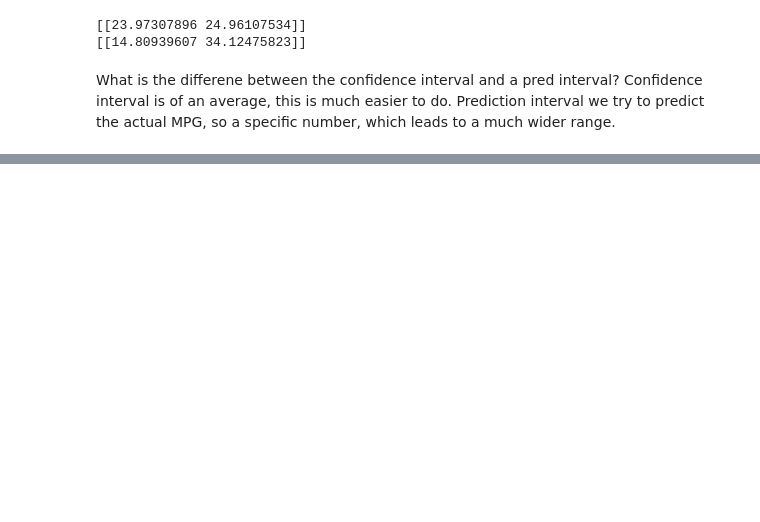
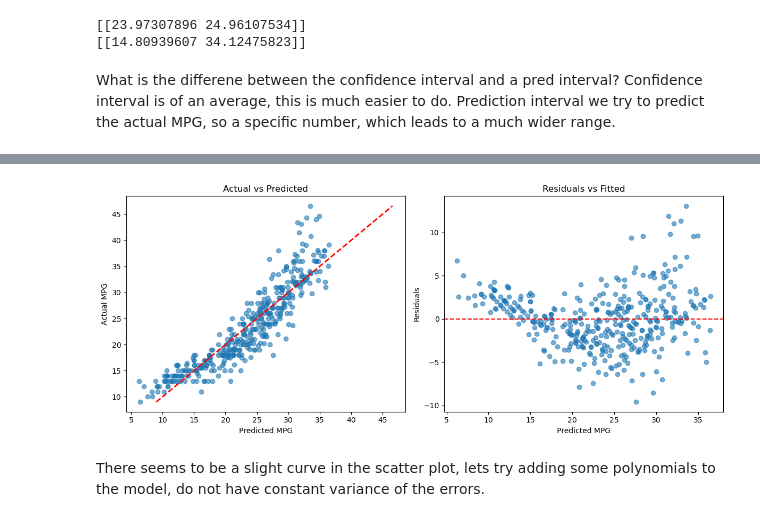
Before and after one commit to jrippert-hub/stats, a Jupyter notebook: chap3.ipynb, the cells around one changed output, grey strips where cells are left out. Cells and saved outputs as stored; diff of their text form; code cells hidden in the pictures; blank space fills up the shorter version.

```diff
--- a/chap3.ipynb
+++ b/chap3.ipynb
@@ -463,0 +482,16 @@ Confidence interval is of an average, this is much easier to do. Prediction inte
+# %%
+pd.set_option('display.float_format', '{:.4f}'.format)
+
+# create multiple regression on all predictors
+
+# create Y variable
+q9_y = auto_df['mpg']
+
+# create our predictors (x)
+q9_x = auto_df.drop(columns=['mpg']).copy()
+q9_x.insert(0, 'intercept', 1)  # Remove the assignment here
+
+# train the model
+model = sm.OLS(q9_y, q9_x)
+results = model.fit()
+summarize(results)
@@ -463,0 +529,26 @@ Confidence interval is of an average, this is much easier to do. Prediction inte
+# %%
+import matplotlib.pyplot as plt
+# Plot 1: Actual vs Predicted
+plt.figure(figsize=(12, 5))
+
+plt.subplot(1, 2, 1)
+plt.scatter(results.fittedvalues, q9_y, alpha=0.6)
+plt.plot([q9_y.min(), q9_y.max()], [q9_y.min(), q9_y.max()], 'r--', lw=2)
+plt.xlabel('Predicted MPG')
+plt.ylabel('Actual MPG')
+plt.title('Actual vs Predicted')
+
+# Plot 2: Residuals vs Fitted
+plt.subplot(1, 2, 2)
+plt.scatter(results.fittedvalues, results.resid, alpha=0.6)
+plt.axhline(y=0, color='r', linestyle='--')
+plt.xlabel('Predicted MPG')
+plt.ylabel('Residuals')
+plt.title('Residuals vs Fitted')
+
+plt.tight_layout()
+plt.show()
+# %% [output]
+[figure, added]
+# %% [markdown]
+There seems to be a slight curve in the scatter plot, lets try adding some polynomials to the model, do not have constant variance of the errors.
```
Also changed, not shown: parts of 6 cells of this notebook.
